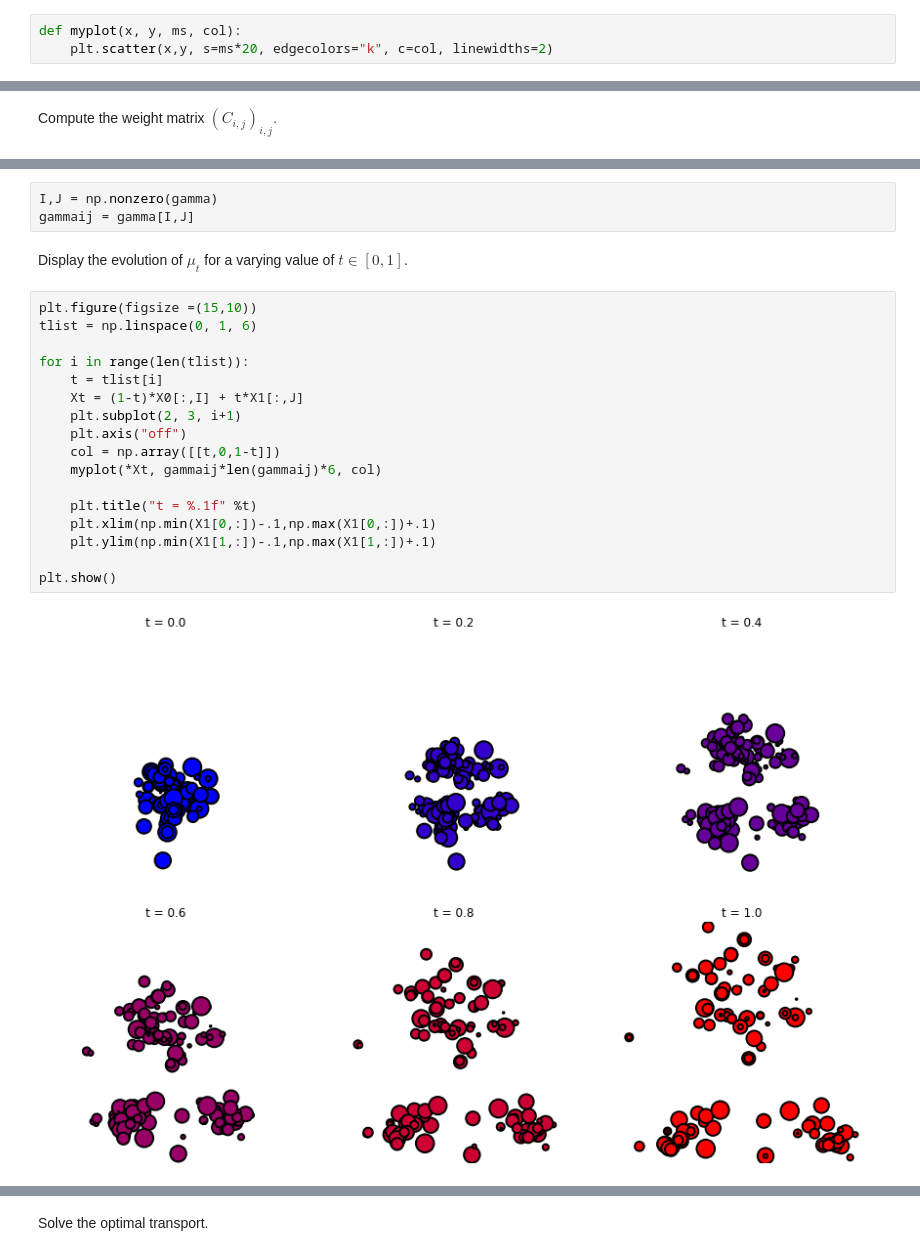
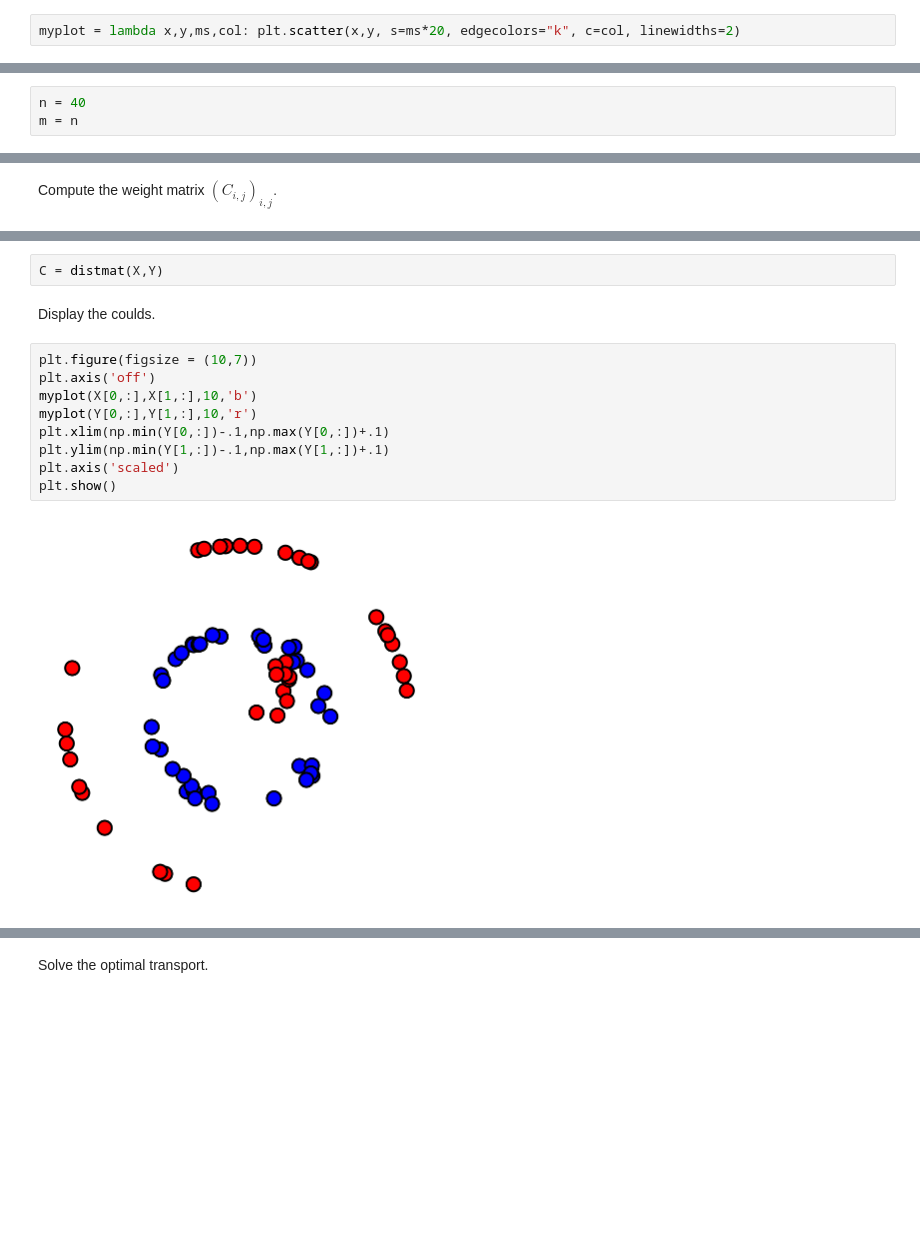
Before and after one commit to ManifoldFR/mva-optimaltransport, a Jupyter notebook: numericaltours/optimaltransp_1_linprog.ipynb, the cells around one changed output, grey strips where cells are left out. Drawn from its saved outputs; the diff is of its cells as text; blank space fills up the shorter version.

```diff
--- a/numericaltours/optimaltransp_1_linprog.ipynb
+++ b/numericaltours/optimaltransp_1_linprog.ipynb
@@ -190,6 +118,5 @@ Shortcut for display.
 # %%
-def myplot(x, y, ms, col):
-    plt.scatter(x,y, s=ms*20, edgecolors="k", c=col, linewidths=2)
+myplot = lambda x,y,ms,col: plt.scatter(x,y, s=ms*20, edgecolors="k", c=col, linewidths=2)
 # %% [markdown]
 Display the point clouds.
 The size of each dot is proportional to its probability density weight.
@@ -209,0 +267,3 @@ plt.show()
+# %%
+n = 40
+m = n
@@ -264,24 +308,15 @@ Find the $i,j$ with non-zero $\ga_{i,j}^\star$.
-# %%
-I,J = np.nonzero(gamma)
-gammaij = gamma[I,J]
-# %% [markdown]
-Display the evolution of $\mu_t$ for a varying value of $t \in [0,1]$.
+# %%
+C = distmat(X,Y)
+# %% [markdown]
+Display the coulds.
 # %%
-plt.figure(figsize =(15,10))
-tlist = np.linspace(0, 1, 6)
-
-for i in range(len(tlist)):
-    t = tlist[i]
-    Xt = (1-t)*X0[:,I] + t*X1[:,J]
-    plt.subplot(2, 3, i+1)
-    plt.axis("off")
-    col = np.array([[t,0,1-t]])
-    myplot(*Xt, gammaij*len(gammaij)*6, col)
-
-    plt.title("t = %.1f" %t)
-    plt.xlim(np.min(X1[0,:])-.1,np.max(X1[0,:])+.1)
-    plt.ylim(np.min(X1[1,:])-.1,np.max(X1[1,:])+.1)
-
+plt.figure(figsize = (10,7))
+plt.axis('off')
+myplot(X[0,:],X[1,:],10,'b')
+myplot(Y[0,:],Y[1,:],10,'r')
+plt.xlim(np.min(Y[0,:])-.1,np.max(Y[0,:])+.1)
+plt.ylim(np.min(Y[1,:])-.1,np.max(Y[1,:])+.1)
+plt.axis('scaled')
 plt.show()
 # %% [output]
-[figure, old version]
+[figure, new version]
```
Also changed, not shown: parts of 72 cells of this notebook, 5 other files.
